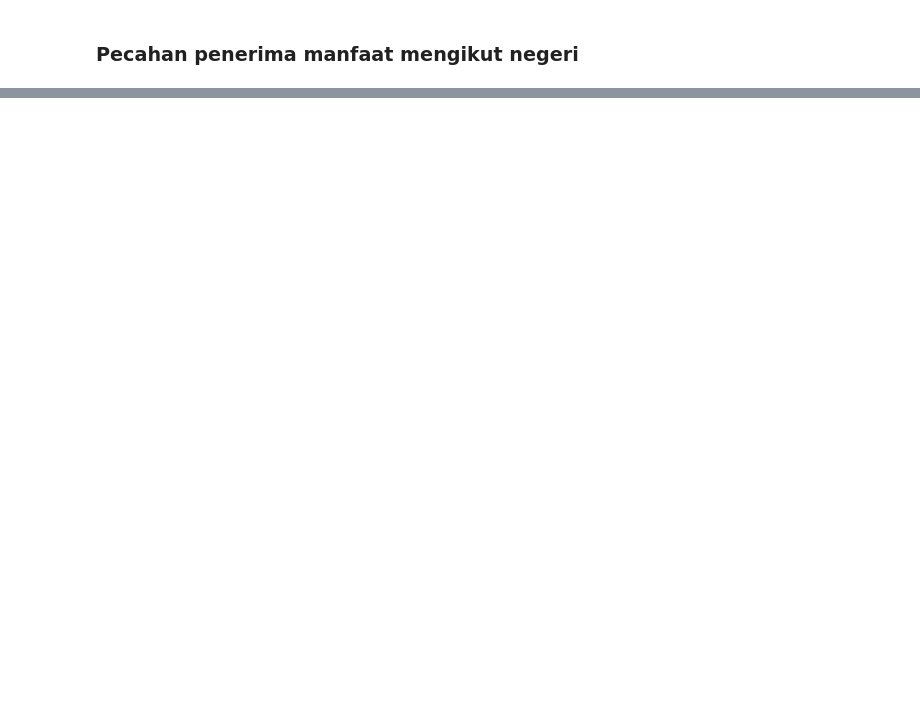
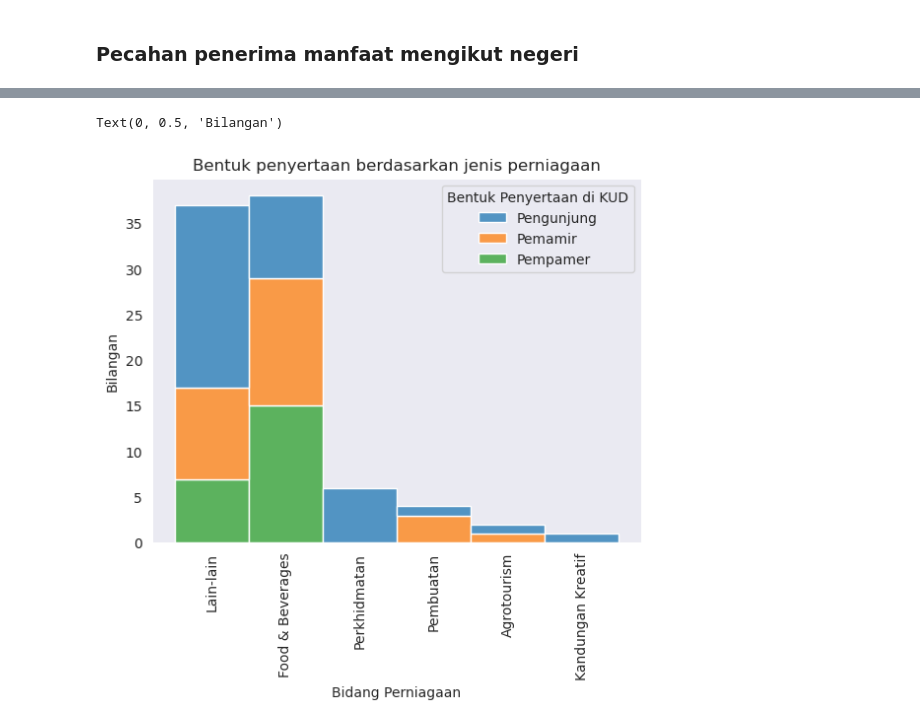
Before and after one commit to faizuddin/usahawan-dash, a Jupyter notebook: analysis.ipynb, the cells around one changed output, grey strips where cells are left out. Saved outputs shown, nothing was run; the diff lists cells and outputs as text; code cells hidden in the pictures; blank space fills up the shorter version.

```diff
--- a/analysis.ipynb
+++ b/analysis.ipynb
@@ -236,0 +262,8 @@ plt.xticks(rotation=90)
+# %%
+plt.figure()
+ax = sns.histplot(data=df_pel, kde=False, x = "Bidang Perniagaan", hue="Bentuk Penyertaan di KUD", multiple="stack").set(title="Bentuk penyertaan berdasarkan jenis perniagaan")
+plt.xticks(rotation=90)
+plt.ylabel("Bilangan")
+# %% [output]
+Text(0, 0.5, 'Bilangan')
+[figure, added]
```
Also changed, not shown: parts of 69 cells of this notebook, 1 other file.
